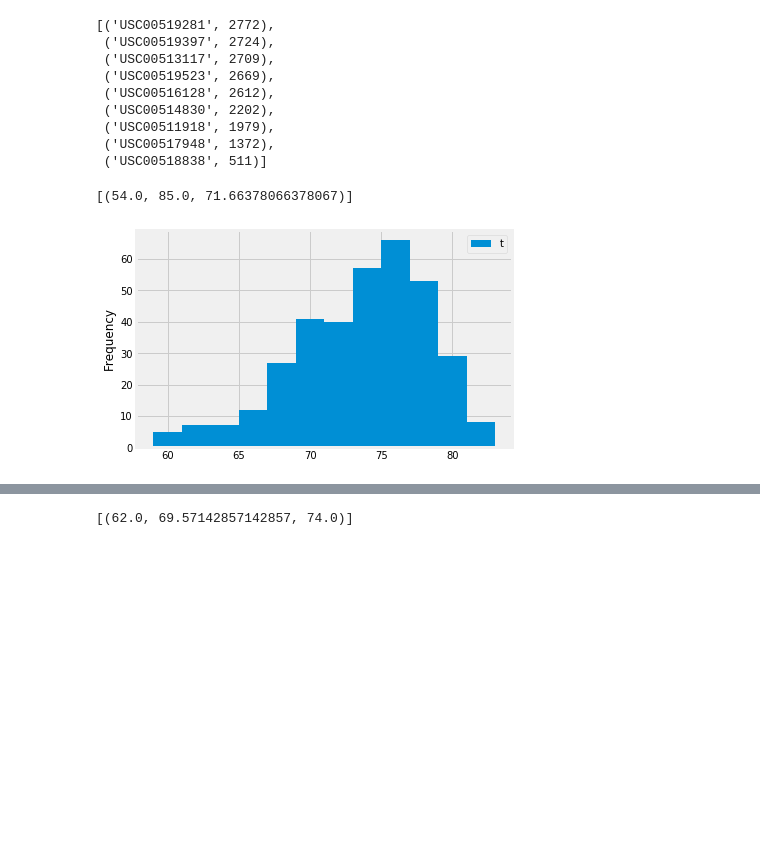
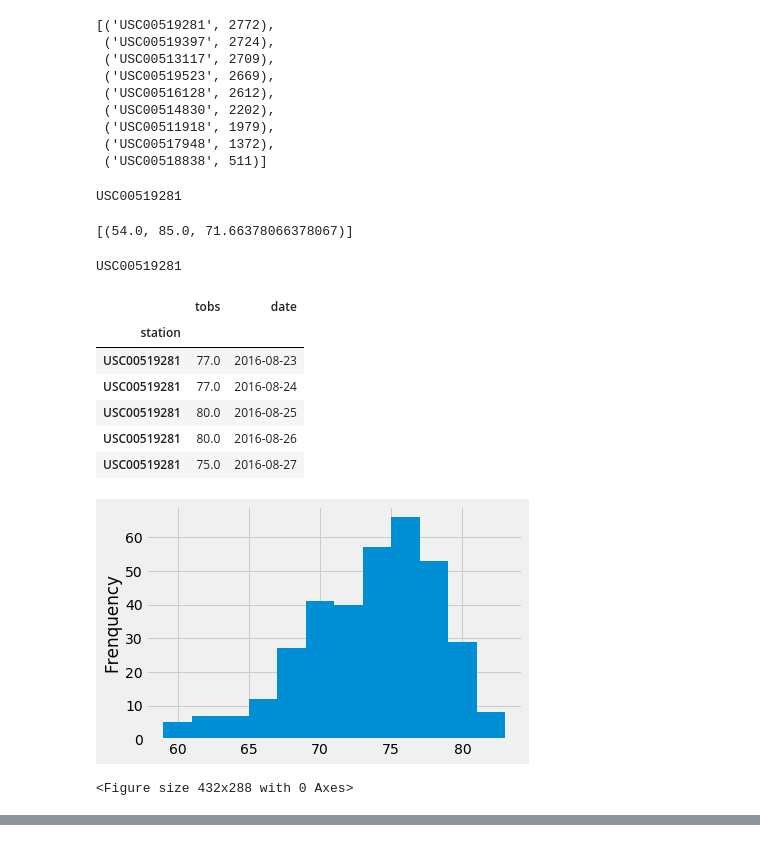
Before and after one commit to hmakhlouf/Surf_U_HW10, a Jupyter notebook: climate_starter.ipynb, the cells around one changed output, grey strips where cells are left out. Saved outputs shown, nothing was run; the diff lists cells and outputs as text; code cells hidden in the pictures; blank space fills up the shorter version.

```diff
--- a/climate_starter.ipynb
+++ b/climate_starter.ipynb
@@ -159,6 +214,17 @@ active_stations
  ('USC00511918', 1979),
  ('USC00517948', 1372),
  ('USC00518838', 511)]
+# %%
+#most_active_station
+
+most_active_station = session.query(Measurement.station).group_by(Measurement.station).\
+order_by(func.count(Measurement.station).desc()).first()
+
+
+for y in most_active_station:
+    print(y)
+# %% [output]
+USC00519281
 # %%
 # Using the station id from the previous query, calculate the lowest temperature recorded,
 # highest temperature recorded, and average temperature most active station?
@@ -173,37 +236,48 @@ most_active_details
 # %% [output]
 [(54.0, 85.0, 71.66378066378067)]
+# %%
+# Choose the station with the highest number of temperature observations.
+
+st = session.query(Measurement.station).\
+        group_by(Measurement.station).order_by(func.count(Measurement.tobs).desc()).first()
+
+for st_most_tobs in st:
+    print(st_most_tobs)
+# %% [output]
+USC00519281
 # %%
 # Choose the station with the highest number of temperature observations.
 # Query the last 12 months of temperature observation data for this station and plot the results as a histogram
-tobs = session.query(Measurement.tobs).filter(Measurement.date >= previous_year, Measurement.station == most_active).all()
-tobs_df = pd.DataFrame(tobs)
-plt.hist(tobs_df["tobs"], bins=12)
-plt.legend(loc="upper right", labels="tobs")
-plt.ylabel('Frequency')
 
-plt.show()
+tobs_last12 = session.query(Measurement.station, Measurement.tobs, Measurement.date).\
+filter(Measurement.date >=last_1yr,Measurement.station== st_most_tobs).all()
+
+df_tobs = pd.DataFrame(tobs_last12)
+df_tobs.set_index('station', inplace=True)
+
+df_tobs.head()
 # %% [output]
-[figure, removed]
+|  | tobs | date |
+| station |  |  |
+| USC00519281 | 77.0 | 2016-08-23 |
+| USC00519281 | 77.0 | 2016-08-24 |
+| USC00519281 | 80.0 | 2016-08-25 |
+| USC00519281 | 80.0 | 2016-08-26 |
+| USC00519281 | 75.0 | 2016-08-27 |
+# %%
+
+# Query the last 12 months of temperature observation data for this station and plot the results as a histogram
+
+#df_tobs.hist()
+plt.hist(df_tobs.tobs,bins=12, label='tobs')
+
+plt.ylabel("Frenquency")
+
+plt.show()
+
+plt.savefig("tobs.png")
+# %% [output]
+[figure, added]
+<Figure size 432x288 with 0 Axes>
 # %% [markdown]
 ![precipitation](Images/station-histogram.png)
-# %%
-# This function called `calc_temps` will accept start date and end date in the format '%Y-%m-%d'
-# and return the minimum, average, and maximum temperatures for that range of dates
-def calc_temps(start_date, end_date):
-    """TMIN, TAVG, and TMAX for a list of dates.
-
-    Args:
-        start_date (string): A date string in the format %Y-%m-%d
-        end_date (string): A date string in the format %Y-%m-%d
-
-    Returns:
-        TMIN, TAVE, and TMAX
-    """
-
-    return session.query(func.min(Measurement.tobs), func.avg(Measurement.tobs), func.max(Measurement.tobs)).\
-        filter(Measurement.date >= start_date).filter(Measurement.date <= end_date).all()
-
-# function usage example
-print(calc_temps('2012-02-28', '2012-03-05'))
-# %% [output]
-[(62.0, 69.57142857142857, 74.0)]
```
Also changed, not shown: parts of 36 cells of this notebook, 5 other files.
